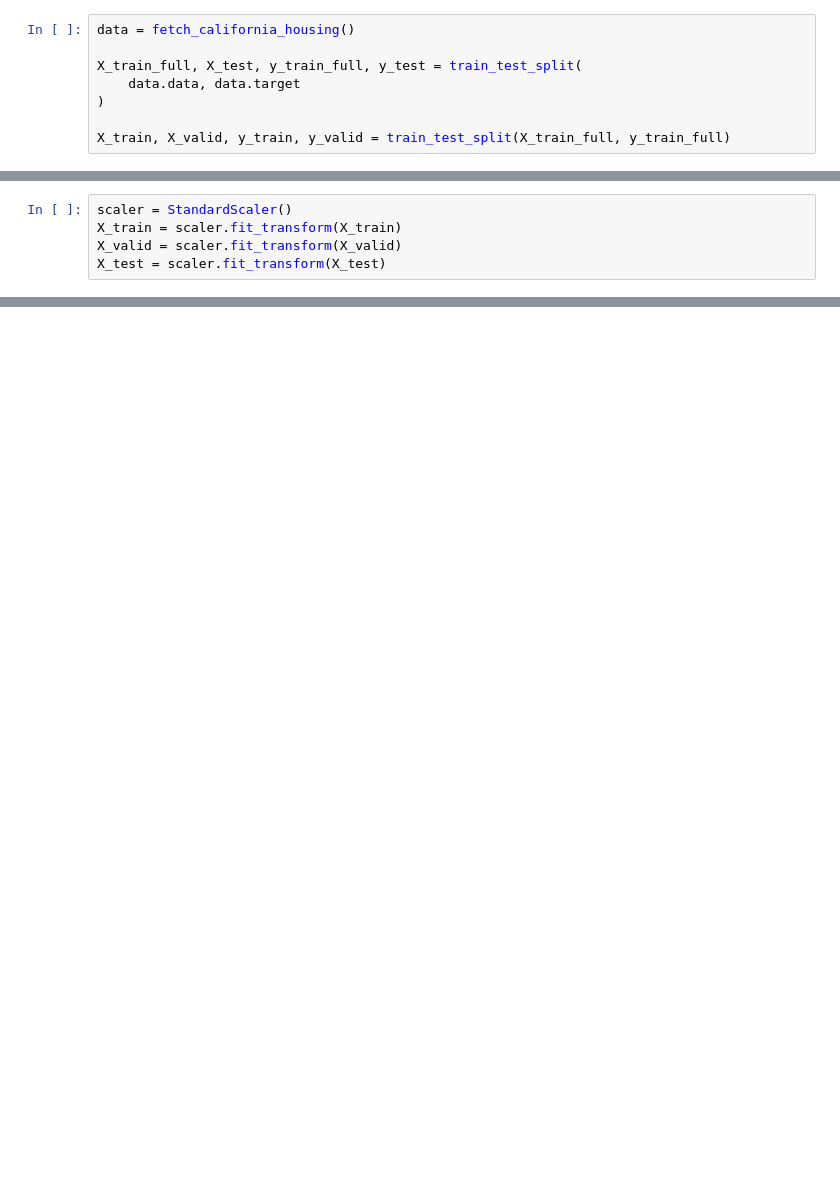
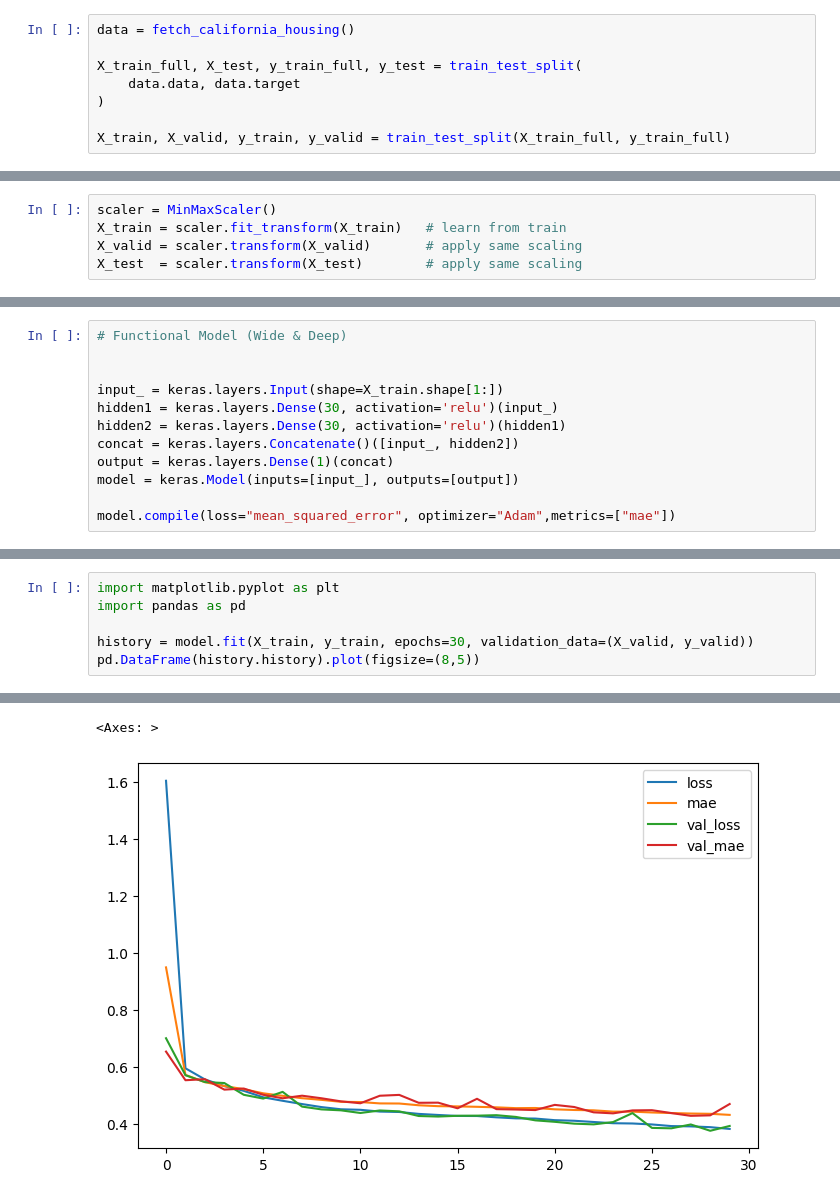
Before and after one commit to Andysimps0n/machine-learning, a Jupyter notebook: ts_env/code/regression_NN.ipynb, the cells around one changed output, grey strips where cells are left out. Drawn from its saved outputs; the diff is of its cells as text; blank space fills up the shorter version.

Commit message:
added API model (deep & wide)

```diff
--- a/ts_env/code/regression_NN.ipynb
+++ b/ts_env/code/regression_NN.ipynb
@@ -21,7 +18,7 @@ X_train, X_valid, y_train, y_valid = train_test_split(X_train_full, y_train_full
 # %%
-scaler = StandardScaler()
-X_train = scaler.fit_transform(X_train)
-X_valid = scaler.fit_transform(X_valid)
-X_test = scaler.fit_transform(X_test)
+scaler = MinMaxScaler()
+X_train = scaler.fit_transform(X_train)   # learn from train
+X_valid = scaler.transform(X_valid)       # apply same scaling
+X_test  = scaler.transform(X_test)        # apply same scaling
 # %%
 model = keras.models.Sequential([
@@ -45,0 +32,12 @@ ModuleNotFoundError: No module named 'matplot'
+# %%
+# Functional Model (Wide & Deep)
+
+
+input_ = keras.layers.Input(shape=X_train.shape[1:])
+hidden1 = keras.layers.Dense(30, activation='relu')(input_)
+hidden2 = keras.layers.Dense(30, activation='relu')(hidden1)
+concat = keras.layers.Concatenate()([input_, hidden2])
+output = keras.layers.Dense(1)(concat)
+model = keras.Model(inputs=[input_], outputs=[output])
+
+model.compile(loss="mean_squared_error", optimizer="Adam",metrics=["mae"])
@@ -45,0 +56,7 @@ ModuleNotFoundError: No module named 'matplot'
+# %%
+import matplotlib.pyplot as plt
+import pandas as pd
+
+history = model.fit(X_train, y_train, epochs=30, validation_data=(X_valid, y_valid))
+pd.DataFrame(history.history).plot(figsize=(8,5))
+# %% [output]
@@ -45,0 +80,2 @@ ModuleNotFoundError: No module named 'matplot'
+<Axes: >
+[figure, added]
```
Also changed, not shown: parts of 9 cells of this notebook.
